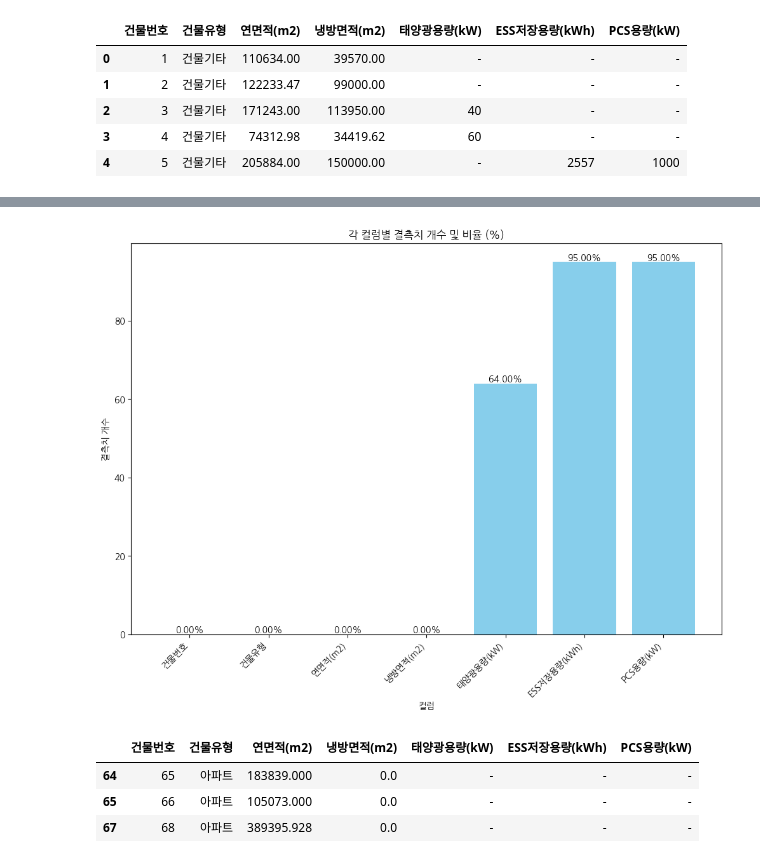
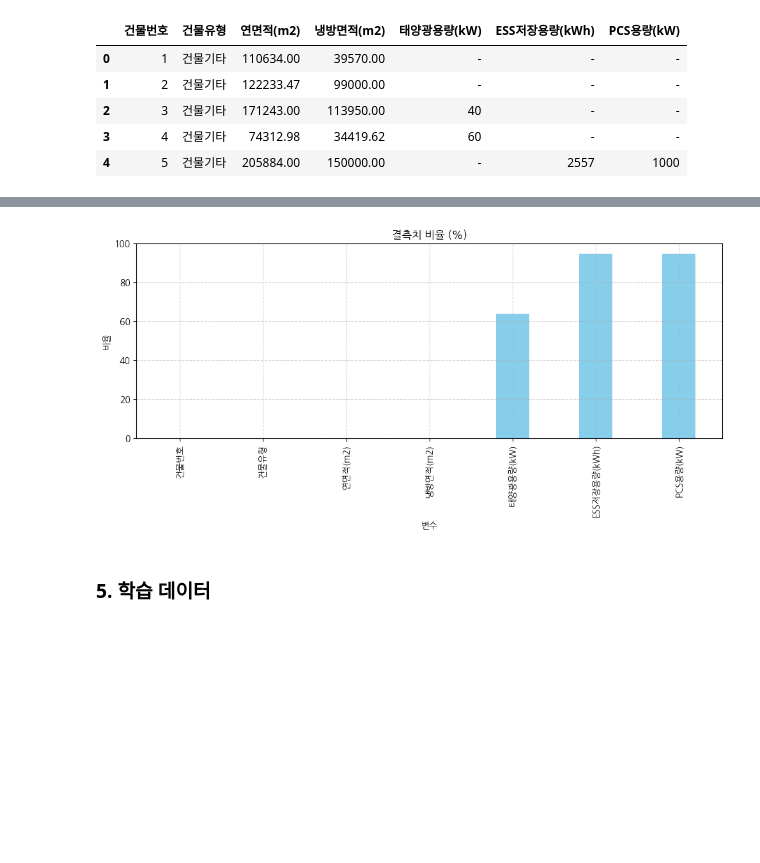
Before and after one commit to dongkieric98/-, a Jupyter notebook: electricity_EDA.ipynb, the cells around one changed output, grey strips where cells are left out. Drawn from its saved outputs; the diff is of its cells as text; code cells hidden in the pictures; blank space fills up the shorter version.

```diff
--- a/electricity_EDA.ipynb
+++ b/electricity_EDA.ipynb
@@ -70,34 +58,31 @@ building = building.replace('-', np.nan)
-# %%
-# 결측치 비율에 관한 시각화
-
-# 'NanumGothic' 폰트를 사용합니다.
-plt.rcParams['font.family'] = 'NanumGothic'
-plt.rcParams['axes.unicode_minus'] = False  # 마이너스 기호 문제 해결
-
-# 그래프 생성
-fig, ax = plt.subplots(figsize=(12, 8))
-bars = ax.bar(missing_values.index, missing_values.values, color='skyblue')
-
-# 각 막대에 대한 결측치 비율 표시
-for bar, percentage in zip(bars, missing_percentage.values):
-    yval = bar.get_height()
-    ax.text(bar.get_x() + bar.get_width()/2, yval, f'{percentage:.2f}%', va='bottom', ha='center', color='black')
-
-# 축 레이블 및 타이틀 설정
-ax.set_xlabel('컬럼')
-ax.set_ylabel('결측치 개수')
-ax.set_title('각 컬럼별 결측치 개수 및 비율 (%)')
-plt.xticks(rotation=45, ha='right')
-
-# 그래프 표시
-plt.show()
-# %% [output]
-[figure, removed]
-# %%
-# 냉방면적이 0인 행 출력
-building[building['냉방면적(m2)'] == 0]
-# %% [output]
-|  | 건물번호 | 건물유형 | 연면적(m2) | 냉방면적(m2) | 태양광용량(kW) | ESS저장용량(kWh) | PCS용량(kW) |
-| 64 | 65 | 아파트 | 183839.000 | 0.0 | - | - | - |
-| 65 | 66 | 아파트 | 105073.000 | 0.0 | - | - | - |
-| 67 | 68 | 아파트 | 389395.928 | 0.0 | - | - | - |
+# %%
+# 결측치 비율에 관한 시각화
+
+# 한글폰트 사용: 'NanumGothic' 폰트를 사용합니다.
+plt.rcParams['font.family'] = 'NanumGothic'
+plt.rcParams['axes.unicode_minus'] = False  # 마이너스 기호 문제 해결
+
+# 각 컬럼별 결측치 수 계산
+missing_counts = building.isnull().sum()
+
+# 데이터의 전체 행 수
+total_rows = building.shape[0]  # 수정된 부분: len() 대신 .shape[0] 사용
+
+# 결측치 비율 계산
+missing_ratio = (missing_counts / total_rows) * 100
+
+# 막대 그래프로 시각화
+plt.figure(figsize=(10, 5))  # 그래프 크기 설정
+plt.bar(missing_ratio.index, missing_ratio, color='skyblue', width=0.4)  # 막대 너비 조정
+plt.title('결측치 비율 (%)')
+plt.xlabel('변수')
+plt.ylabel('비율')
+plt.ylim(0, 100)  # y축 범위 설정
+plt.xticks(rotation=90)  # x축 레이블을 세로로 설정
+plt.grid(True, linestyle='--', alpha=0.6)  # 격자 추가
+plt.tight_layout()  # 레이아웃을 조정하여 레이블이 잘리지 않도록 함
+plt.show()
+# %% [output]
+[figure, added]
+# %% [markdown]
+### 5. 학습 데이터
```
Also changed, not shown: parts of 10 cells of this notebook, 1 other file.
